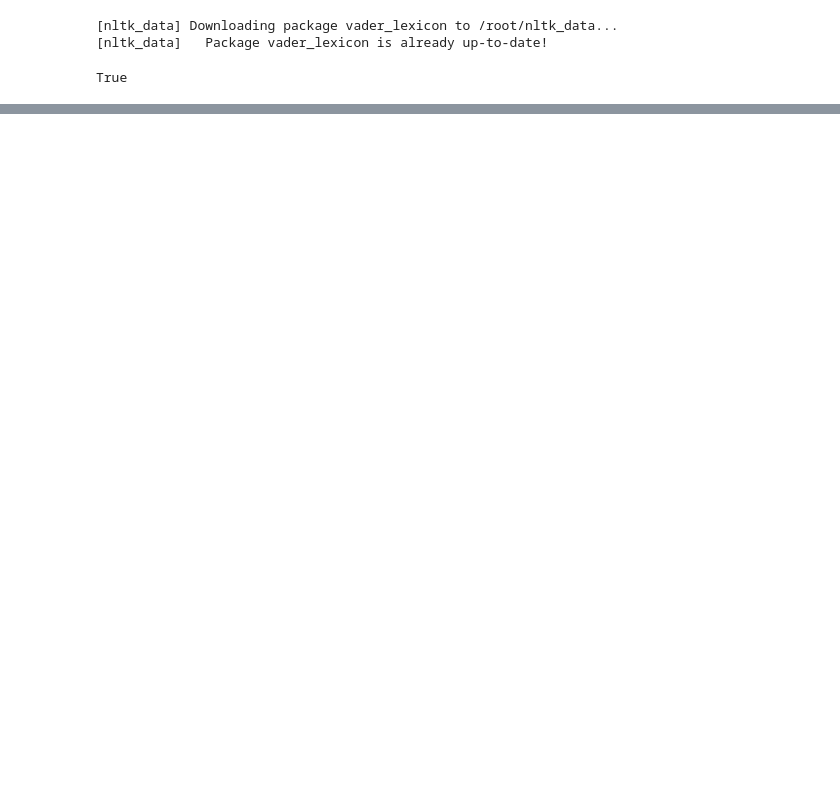
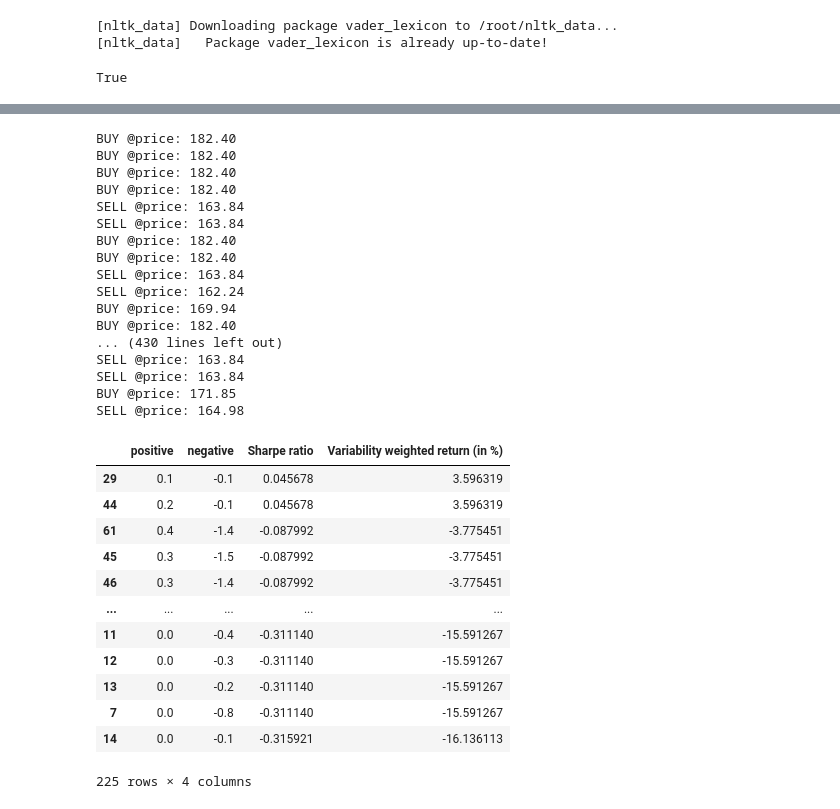
Before and after one commit to aahouzi/Stock-price-forecasting, a Jupyter notebook: notebooks/Financial_sentiment_analysis_VADER.ipynb, the cells around one changed output, grey strips where cells are left out. Drawn from its saved outputs; the diff is of its cells as text; code cells hidden in the pictures; blank space fills up the shorter version.

```diff
--- a/notebooks/Financial_sentiment_analysis_VADER.ipynb
+++ b/notebooks/Financial_sentiment_analysis_VADER.ipynb
@@ -199,0 +401,53 @@ df_news.groupby(['Date']).agg(list)
+# %%
+# Backtesting the positive/negative thereshold VADER scores
+cerebro = bt.Cerebro()
+cerebro.adddata(data)
+strats = cerebro.optstrategy(SentimentStrategy,
+                             positive=np.arange(0.0, 1.5, 0.1),
+                             negative=np.arange(-1.5, 0.0, 0.1))
+cerebro.broker.setcash(startcash)
+cerebro.broker.setcommission(commission)
+cerebro.addsizer(bt.sizers.FixedSize, stake=stake)
+
+# Add analyzers
+cerebro.addanalyzer(bt.analyzers.SharpeRatio, timeframe=bt.TimeFrame.Days, factor=365)
+cerebro.addanalyzer(bt.analyzers.VWR, timeframe=bt.TimeFrame.Days, tann=365)
+results = cerebro.run()
+
+df_result = pd.DataFrame([{"positive": result[0].params.positive,
+                           "negative": result[0].params.negative,
+                           "Sharpe ratio": result[0].analyzers.sharperatio.get_analysis()['sharperatio'],
+                           "Variability weighted return (in %)": result[0].analyzers.vwr.get_analysis()['vwr']
+                          } for result in results])
+display(df_result.sort_values("Sharpe ratio", ascending=False))
+# %% [output]
+BUY @price: 182.40
+BUY @price: 182.40
+BUY @price: 182.40
+BUY @price: 182.40
+SELL @price: 163.84
+SELL @price: 163.84
+BUY @price: 182.40
+BUY @price: 182.40
+SELL @price: 163.84
+SELL @price: 162.24
+BUY @price: 169.94
+BUY @price: 182.40
+... (430 lines left out)
+SELL @price: 163.84
+SELL @price: 163.84
+BUY @price: 171.85
+SELL @price: 164.98
+|  | positive | negative | Sharpe ratio | Variability weighted return (in %) |
+| 29 | 0.1 | -0.1 | 0.045678 | 3.596319 |
+| 44 | 0.2 | -0.1 | 0.045678 | 3.596319 |
+| 61 | 0.4 | -1.4 | -0.087992 | -3.775451 |
+| 45 | 0.3 | -1.5 | -0.087992 | -3.775451 |
+| 46 | 0.3 | -1.4 | -0.087992 | -3.775451 |
+| ... | ... | ... | ... | ... |
+| 11 | 0.0 | -0.4 | -0.311140 | -15.591267 |
+| 12 | 0.0 | -0.3 | -0.311140 | -15.591267 |
+| 13 | 0.0 | -0.2 | -0.311140 | -15.591267 |
+| 7 | 0.0 | -0.8 | -0.311140 | -15.591267 |
+| 14 | 0.0 | -0.1 | -0.315921 | -16.136113 |
+225 rows × 4 columns
```
Also changed, not shown: parts of 36 cells of this notebook.
